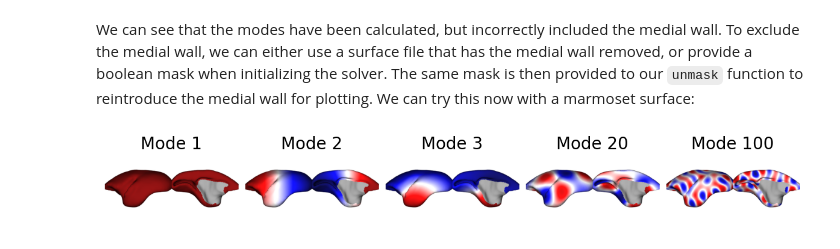
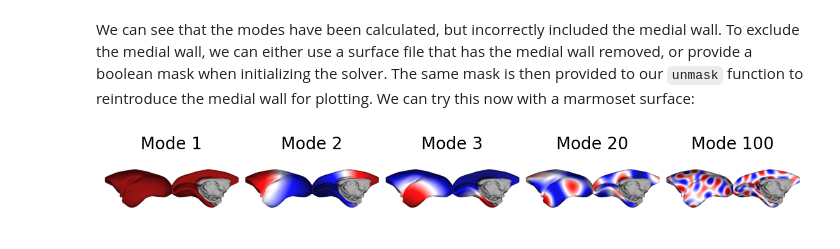
Before and after one commit to VictorBarnes/neuromodes, a Jupyter notebook: docs/tutorials/calc_modes.ipynb, the cells around one changed output. Saved outputs shown, nothing was run; the diff lists cells and outputs as text; code cells hidden in the pictures.

Commit message:
Swap monkey meshes for 32k + split `load_data` + support FreeSurfer meshes + add tutorial

```diff
--- a/docs/tutorials/calc_modes.ipynb
+++ b/docs/tutorials/calc_modes.ipynb
@@ -42,18 +42,15 @@ We can see that the modes have been calculated, but incorrectly included the med
  to reintroduce the medial wall for plotting. We can try this now with a marmoset surface:
 # %%
 # Load medial wall mask
-marmo_medmask = load_data('medmask', species='marmoset', density='38k')
-
-# Initialize solver with marmoset surface and mask
-marmo_lh_surf = load_data('surf', species='marmoset', density='38k')
-marmo_solver = EigenSolver(marmo_lh_surf, mask=marmo_medmask)
+marmo_lh_surf = fetch_surf(species='marmoset')
+marmo_solver = EigenSolver(marmo_lh_surf['mesh'], mask=marmo_lh_surf['medmask'])
 
 # Solve the eigenvalue problem
 marmo_emodes, marmo_evals = marmo_solver.solve()
 
 # Visualize on the cortical surface
-marmodes_unmasked = unmask(marmo_emodes[:,[0,1,2,19,99]], marmo_medmask)
-marmo_lh_surfpath = files('nsbtools.data') / 'sp-marmoset_tpl-fsLR_den-38k_hemi-L_midthickness.surf.gii'
+marmodes_unmasked = unmask(marmo_emodes[:,[0,1,2,19,99]], marmo_lh_surf['medmask'])
+marmo_lh_surfpath = files('nsbtools.data') / 'sp-marmoset_tpl-fsLR_den-32k_hemi-L_midthickness.surf.gii'
 plot_surf(marmo_lh_surfpath, marmodes_unmasked, labels=['Mode 1', 'Mode 2', 'Mode 3', 'Mode 20', 'Mode 100'], cmap='seismic_r')
 # %% [output]
-[figure, old version]
+[figure, new version]
```
Also changed, not shown: parts of 2 cells of this notebook, 37 other files.
